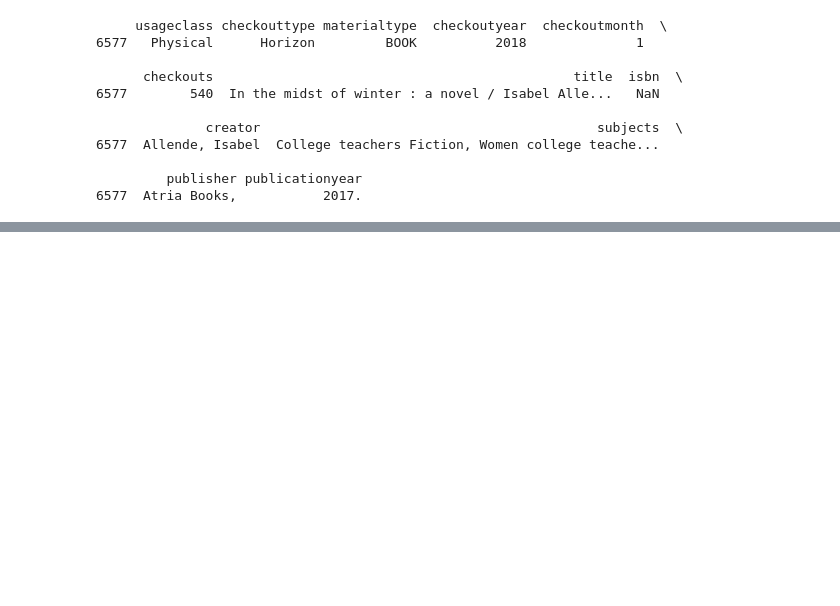
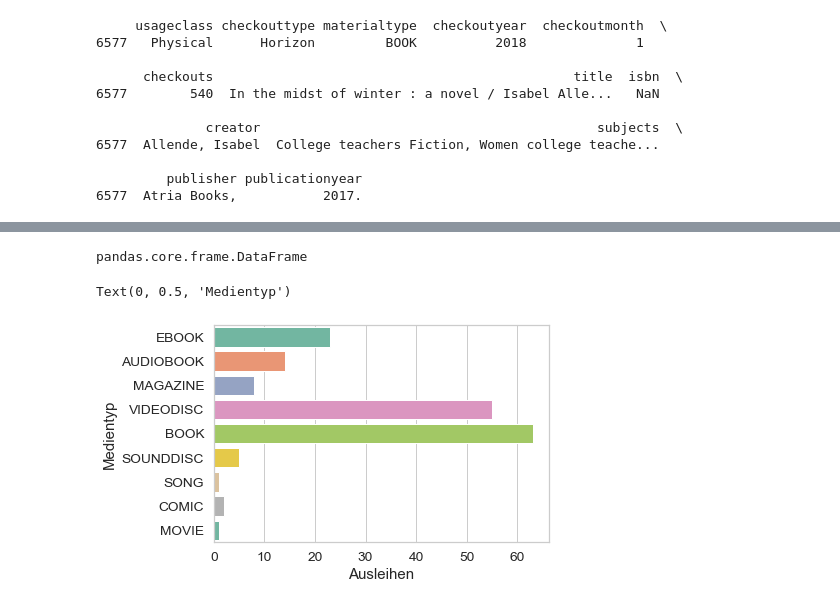
Before and after one commit to leniall/BdK6.5.3_P3_SoSe22, a Jupyter notebook: Pruefungsleistung Data Librarianship.ipynb, the cells around one changed output, grey strips where cells are left out. Cells and saved outputs as stored; diff of their text form; code cells hidden in the pictures; blank space fills up the shorter version.

```diff
--- a/Pruefungsleistung Data Librarianship.ipynb
+++ b/Pruefungsleistung Data Librarianship.ipynb
@@ -143,0 +147,3 @@ checkouts_list.loc[[6577]]
+# %%
+# Zeige nur die Medien mit 20 oder mehr Ausleihen an.
+checkouts_more_than_20 = checkouts_list[checkouts_list["checkouts"]>=20]
@@ -143,0 +166,17 @@ checkouts_list.loc[[6577]]
+# %%
+type(checkouts_more_than_20)
+# %% [output]
+pandas.core.frame.DataFrame
+# %%
+# Festsetzen der Schriftgröße auf 1.25 für bessere Lesbarkeit
+sns.set(font_scale = 1.25)
+# Hintergrundänderung zu whitegrid
+sns.set_style("whitegrid")
+# materialtype auf der y-Achse für bessere Lesbarkeit
+types = sns.countplot(data=checkouts_more_than_20, y="materialtype", palette="Set2")
+# Beschriftung der Achsen
+types.set_xlabel("Ausleihen")
+types.set_ylabel("Medientyp")
+# %% [output]
+Text(0, 0.5, 'Medientyp')
+[figure, added]
```
Also changed, not shown: parts of 5 cells of this notebook.
